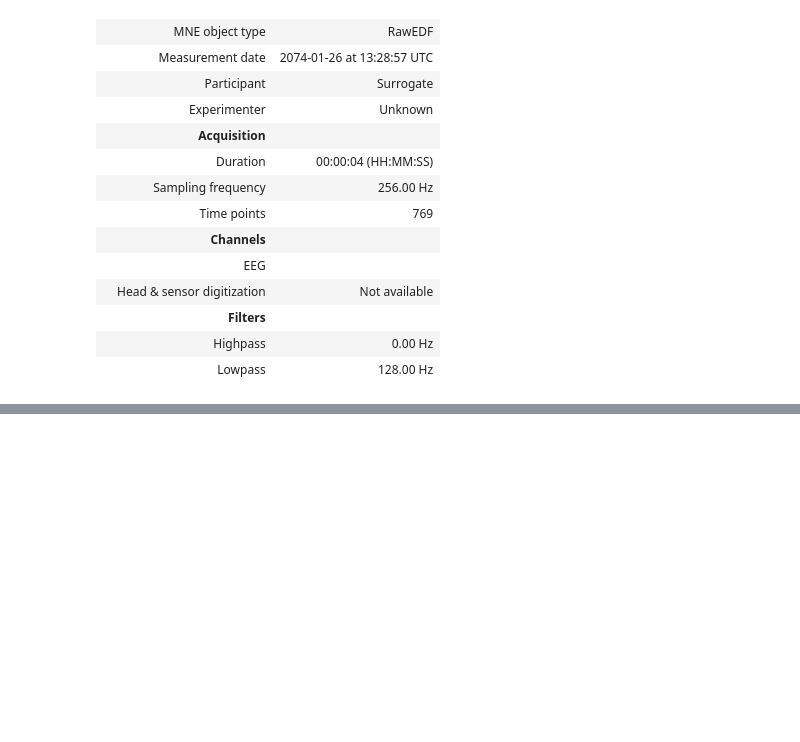
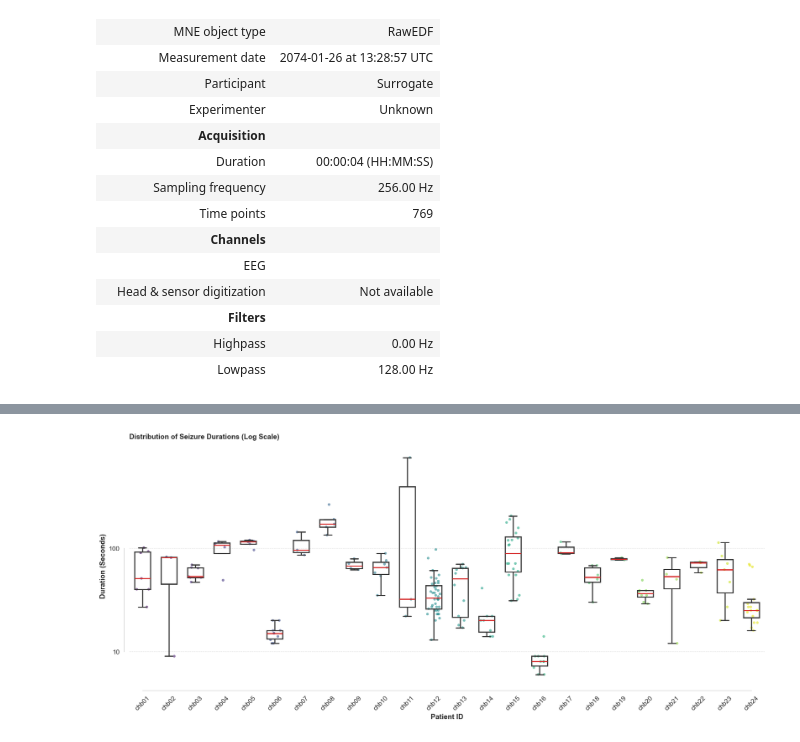
Before and after one commit to denizyennerr/Tez, a Jupyter notebook: data-understanding/data-understanding.ipynb, the cells around one changed output, grey strips where cells are left out. Cells and saved outputs as stored; diff of their text form; code cells hidden in the pictures; blank space fills up the shorter version.

```diff
--- a/data-understanding/data-understanding.ipynb
+++ b/data-understanding/data-understanding.ipynb
@@ -811,0 +713,83 @@ else:
+# %%
+import matplotlib.pyplot as plt
+import seaborn as sns
+import pandas as pd
+from matplotlib.ticker import ScalarFormatter
+import utility.my_utils as deniz
+
+# ---  Data Extraction ---
+dataset_path = "data/chb-mit/"
+print(f"Processing dataset at {dataset_path}...")
+
+# It parses all folders and returns a combined DataFrame.
+df_seizures = deniz.build_seizure_dataframe(dataset_path)
+
+if df_seizures.empty:
+    print("No seizures found. Please check your dataset path.")
+else:
+    # --- Data Preparation (Pandas Vectorization) ---
+    # Calculate duration for all rows simultaneously
+    df_seizures['Seizure Duration (s)'] = df_seizures['seizure_end_sec'] - df_seizures['seizure_start_sec']
+
+    # Filter out invalid durations (sanity check)
+    df_seizures = df_seizures[df_seizures['Seizure Duration (s)'] > 0].copy()
+
+    # Rename 'folder' column to match your plotting code's expected 'Patient ID'
+    if 'folder' in df_seizures.columns:
+        df_seizures.rename(columns={'folder': 'Patient ID'}, inplace=True)
+
+    print(f"Plotting {len(df_seizures)} seizure events across {df_seizures['Patient ID'].nunique()} patients...")
+
+    # --- Visualization ---
+    patient_order = sorted(df_seizures['Patient ID'].unique())
+
+    # Set theme
+    sns.set_theme(style="whitegrid", context="paper", font_scale=1.4)
+    fig, ax1 = plt.subplots(figsize=(18, 8))
+
+    # A. Strip Plot (Individual Dots)
+    sns.stripplot(
+        data=df_seizures,
+        x='Patient ID',
+        y='Seizure Duration (s)',
+        ax=ax1,
+        order=patient_order,
+        palette='viridis',
+        size=5,
+        alpha=0.6,
+        jitter=0.25,
+        zorder=0
+    )
+
+    # B. Box Plot (Statistics)
+    sns.boxplot(
+        data=df_seizures,
+        x='Patient ID',
+        y='Seizure Duration (s)',
+        ax=ax1,
+        order=patient_order,
+        showfliers=False, # We use stripplot for outliers
+        width=0.6,
+        linewidth=2,
+        boxprops=dict(facecolor="none", edgecolor="#333333", zorder=1),
+        whiskerprops=dict(color="#333333", linewidth=2),
+        capprops=dict(color="#333333", linewidth=2),
+        medianprops=dict(color="#D62828", linewidth=2)
+    )
+
+    # C. Scaling and Styling
+    ax1.set_yscale('log')
+    ax1.yaxis.set_major_formatter(ScalarFormatter())
+
+    ax1.set_title('Distribution of Seizure Durations (Log Scale)', loc='left', fontweight='bold', pad=15)
+    ax1.set_ylabel('Duration (Seconds)', fontweight='bold')
+    ax1.set_xlabel('Patient ID', fontweight='bold')
+
+    ax1.grid(axis='y', linestyle='--', alpha=0.5, which='major')
+    ax1.tick_params(axis='x', rotation=45)
+
+    sns.despine(offset=10, trim=True)
+    plt.tight_layout()
+    plt.show()
+# %% [output]
+[figure, added]
```
Also changed, not shown: parts of 4 cells of this notebook, 1 other file.
